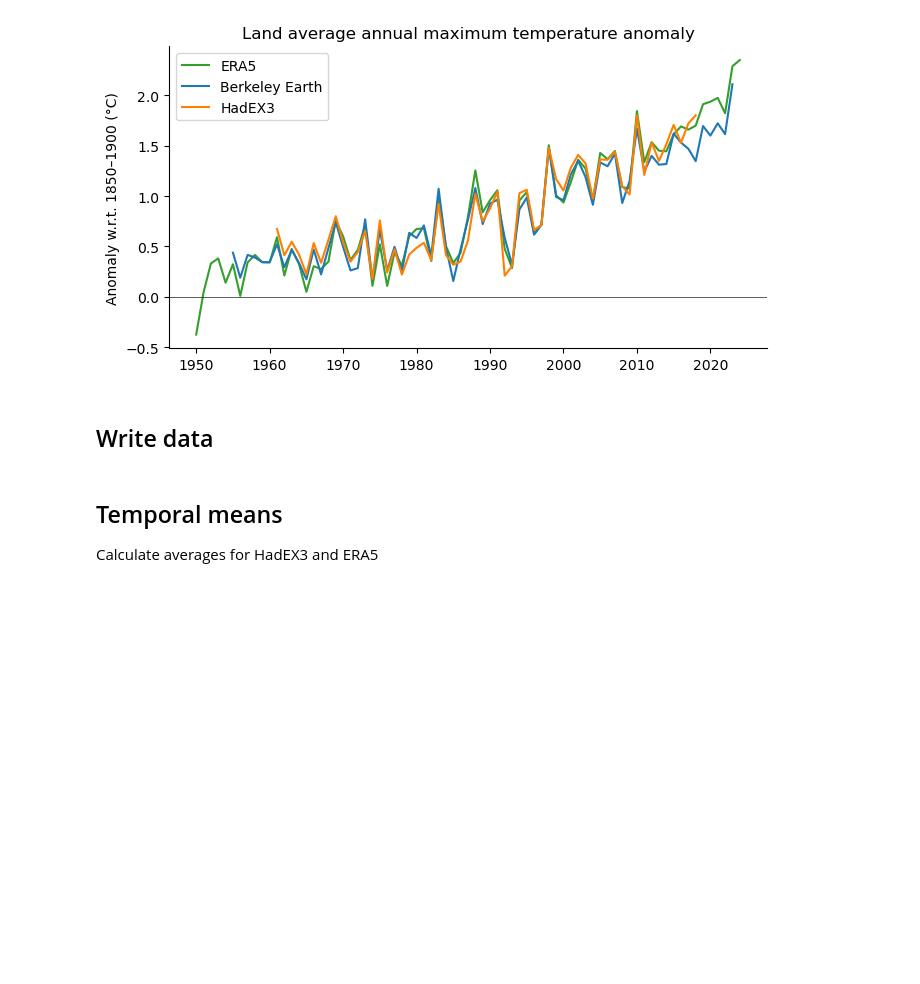
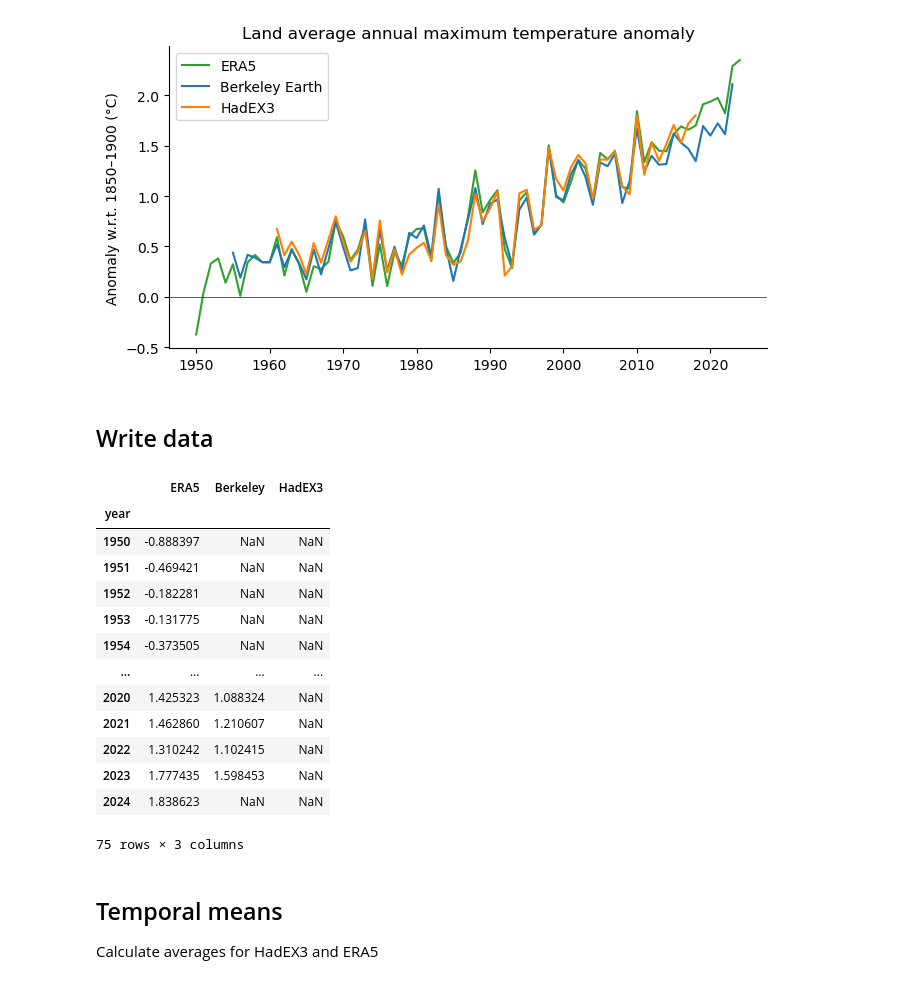
Before and after one commit to ClimateIndicator/cip_extremes, a Jupyter notebook: code/ALL_txx_tnn_ts.ipynb, the cells around one changed output. Drawn from its saved outputs; the diff is of its cells as text; code cells hidden in the pictures; blank space fills up the shorter version.

```diff
--- a/code/ALL_txx_tnn_ts.ipynb
+++ b/code/ALL_txx_tnn_ts.ipynb
@@ -147,6 +147,23 @@ with open(fN, "w") as fid:
 
     fid.writelines(HEADER)
     ds_txx.to_csv(fid, na_rep="-", float_format="%.2f")
+# %%
+ds_txx
+# %% [output]
+|  | ERA5 | Berkeley | HadEX3 |
+| year |  |  |  |
+| 1950 | -0.888397 | NaN | NaN |
+| 1951 | -0.469421 | NaN | NaN |
+| 1952 | -0.182281 | NaN | NaN |
+| 1953 | -0.131775 | NaN | NaN |
+| 1954 | -0.373505 | NaN | NaN |
+| ... | ... | ... | ... |
+| 2020 | 1.425323 | 1.088324 | NaN |
+| 2021 | 1.462860 | 1.210607 | NaN |
+| 2022 | 1.310242 | 1.102415 | NaN |
+| 2023 | 1.777435 | 1.598453 | NaN |
+| 2024 | 1.838623 | NaN | NaN |
+75 rows × 3 columns
 # %% [markdown]
 ## Temporal means
 
```
Also changed, not shown: parts of 4 cells of this notebook, 1 other file.
